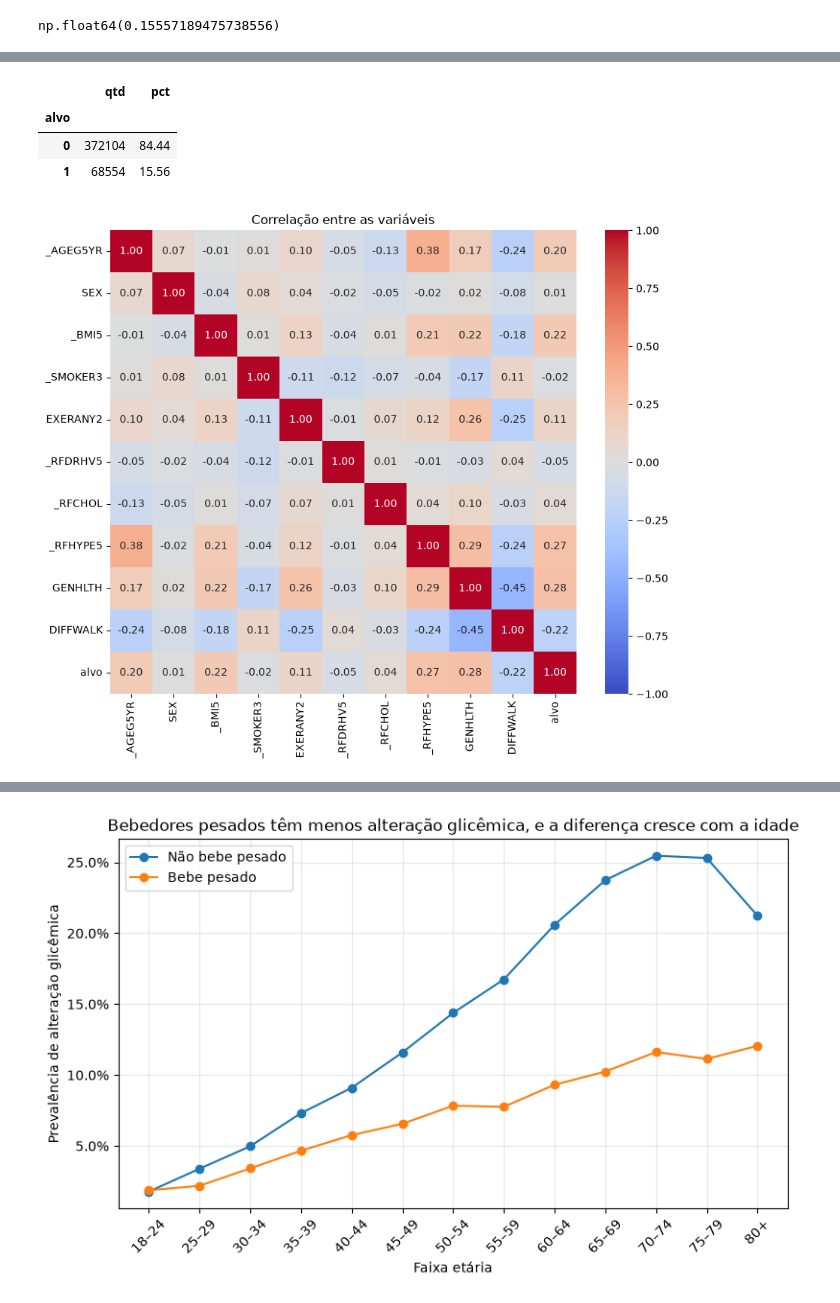
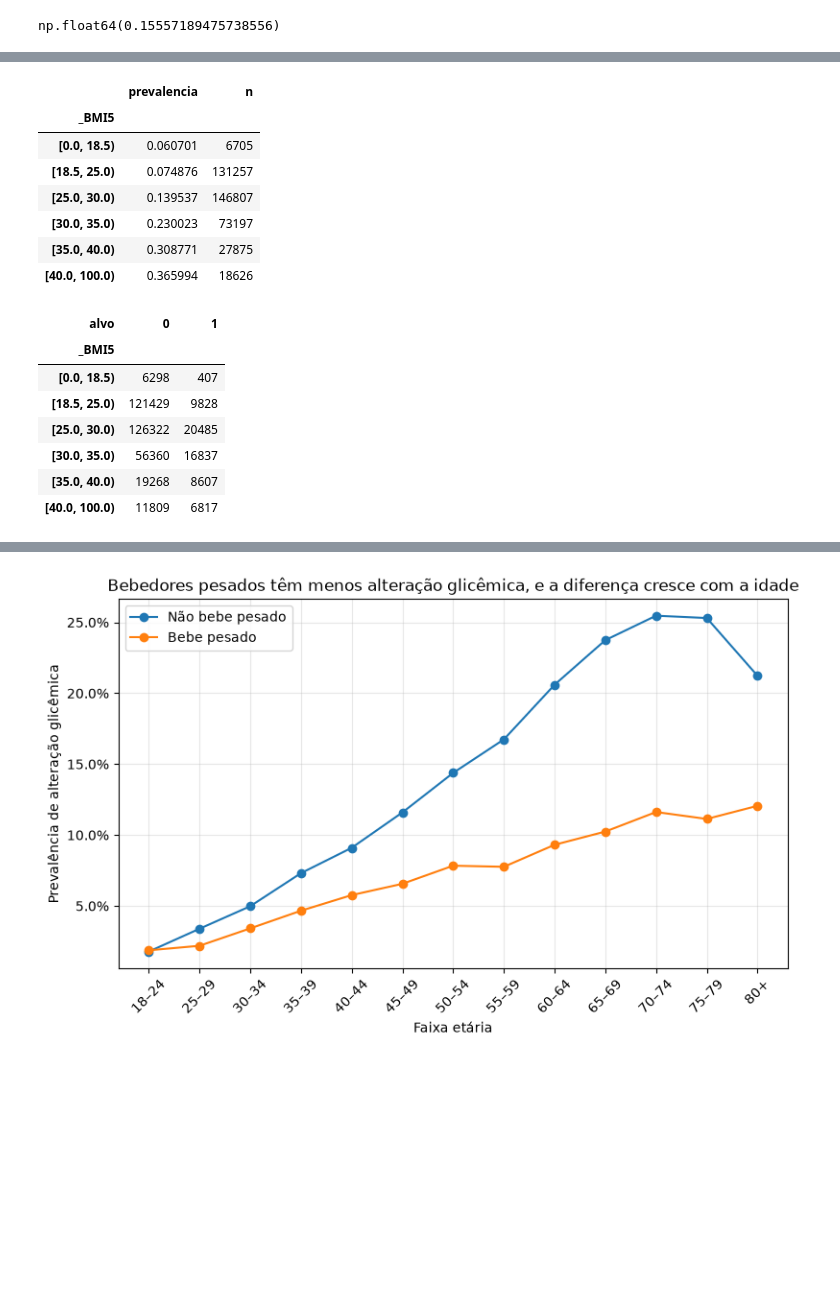
Before and after one commit to nandogamba/extrapees, a Jupyter notebook: notebooks/tc1_diabetes.ipynb, the cells around one changed output, grey strips where cells are left out. Cells and saved outputs as stored; diff of their text form; code cells hidden in the pictures; blank space fills up the shorter version.

Commit message:
versão final entrega

```diff
--- a/notebooks/tc1_diabetes.ipynb
+++ b/notebooks/tc1_diabetes.ipynb
@@ -307,20 +151,29 @@ Aqui conseguimos ver que entre os dados analisados, existem 84 % sem alteração
-# %%
-pd.DataFrame({
-    "qtd": dados["alvo"].value_counts(),
-    "pct": (dados["alvo"].value_counts(normalize=True) * 100).round(2),
-})
-# %% [output]
-|  | qtd | pct |
-| alvo |  |  |
-| 0 | 372104 | 84.44 |
-| 1 | 68554 | 15.56 |
-# %%
-correlacao = dados.corr()
-
-plt.figure(figsize=(10, 8))
-sb.heatmap(correlacao, annot=True, fmt=".2f", cmap="coolwarm", vmin=-1, vmax=1)
-plt.title("Correlação entre as variáveis")
-plt.savefig(FIGURAS / "correlacao.png", dpi=150, bbox_inches="tight")
-plt.show()
-# %% [output]
-[figure, removed]
+# %%
+faixas = pd.cut(dados["_BMI5"] / 100,
+                bins=[0, 18.5, 25, 30, 35, 40, 100],
+                right=False)
+
+prevalencia = dados.groupby(faixas, observed=True)["alvo"].agg(
+    prevalencia="mean", n="count")
+prevalencia
+# %% [output]
+|  | prevalencia | n |
+| _BMI5 |  |  |
+| [0.0, 18.5) | 0.060701 | 6705 |
+| [18.5, 25.0) | 0.074876 | 131257 |
+| [25.0, 30.0) | 0.139537 | 146807 |
+| [30.0, 35.0) | 0.230023 | 73197 |
+| [35.0, 40.0) | 0.308771 | 27875 |
+| [40.0, 100.0) | 0.365994 | 18626 |
+# %%
+contagem = pd.crosstab(faixas, dados["alvo"])
+contagem
+# %% [output]
+| alvo | 0 | 1 |
+| _BMI5 |  |  |
+| [0.0, 18.5) | 6298 | 407 |
+| [18.5, 25.0) | 121429 | 9828 |
+| [25.0, 30.0) | 126322 | 20485 |
+| [30.0, 35.0) | 56360 | 16837 |
+| [35.0, 40.0) | 19268 | 8607 |
+| [40.0, 100.0) | 11809 | 6817 |
```
Also changed, not shown: parts of 75 cells of this notebook, 7 other files.
